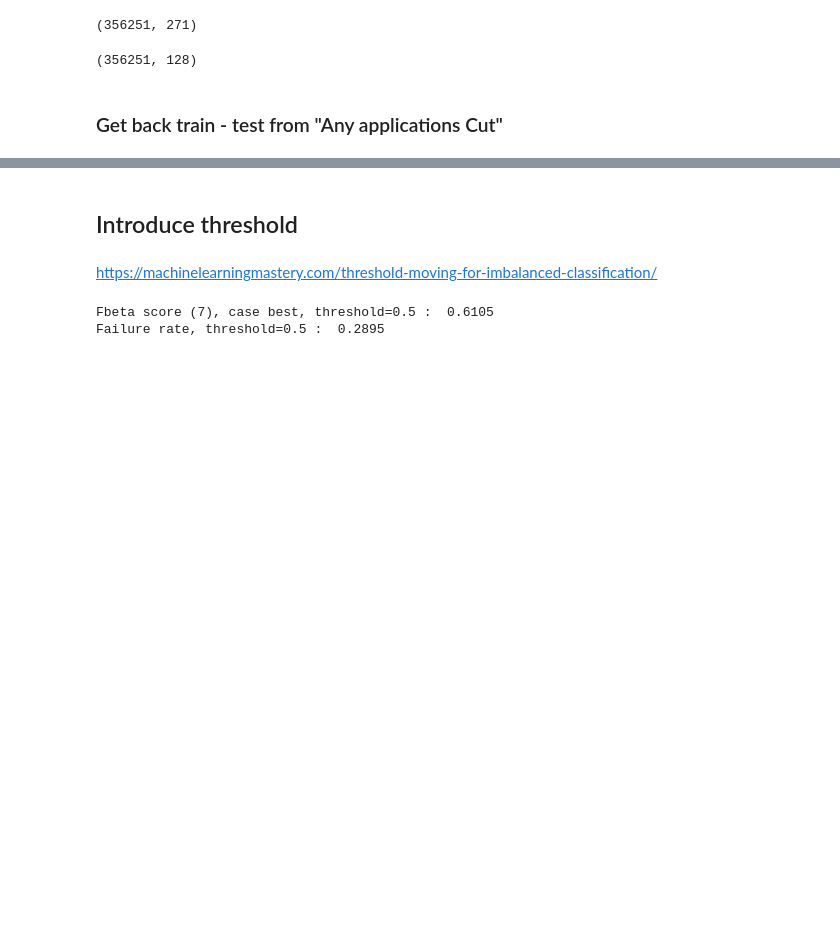
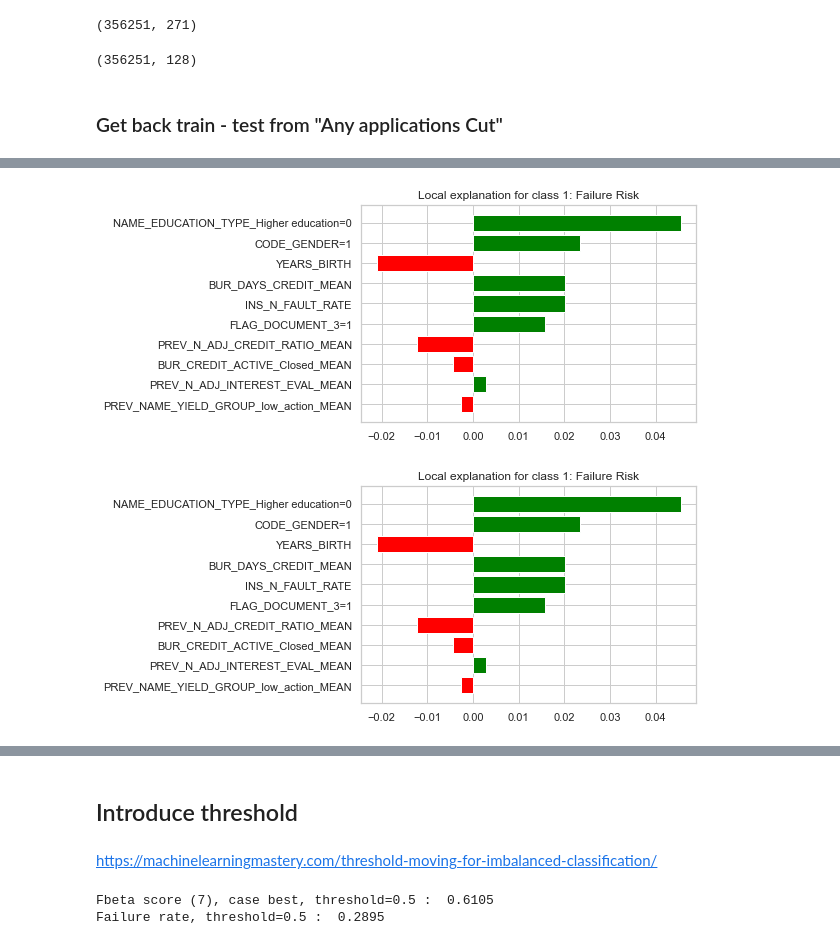
Before and after one commit to EtienneLardeur/P7_Scoring, a Jupyter notebook: P7_Model.ipynb, the cells around one changed output, grey strips where cells are left out. Cells and saved outputs as stored; diff of their text form; code cells hidden in the pictures; blank space fills up the shorter version.

```diff
--- a/P7_Model.ipynb
+++ b/P7_Model.ipynb
@@ -1093,0 +1166,23 @@ Fbeta score (7):  0.6105
+# %%
+class_names = ['0: Low Risk','1: Failure Risk']
+# %%
+# Initialize Lime explainer
+explainer = LimeTabularExplainer(
+    training_data=X_.values,
+    feature_names=X_.columns,
+    mode='classification',
+    training_labels=y_,
+    class_names=class_names,
+    categorical_features=categorical_features,
+    categorical_names=categorical_names,
+    discretize_continuous=False)
+# %%
+def explanation(i):
+    exp = explainer.explain_instance(
+        X_.loc[i].values,
+        custom_model.predict_proba,
+        num_features=10)
+    exp.show_in_notebook(show_table=True)
+    return exp
+# %%
+test_exp = explanation(357599)
@@ -1093,0 +1191,5 @@ Fbeta score (7):  0.6105
+# %%
+test_exp.as_pyplot_figure()
+# %% [output]
+[figure, added]
+[figure, added]
```
Also changed, not shown: parts of 22 cells of this notebook, 3 other files.
